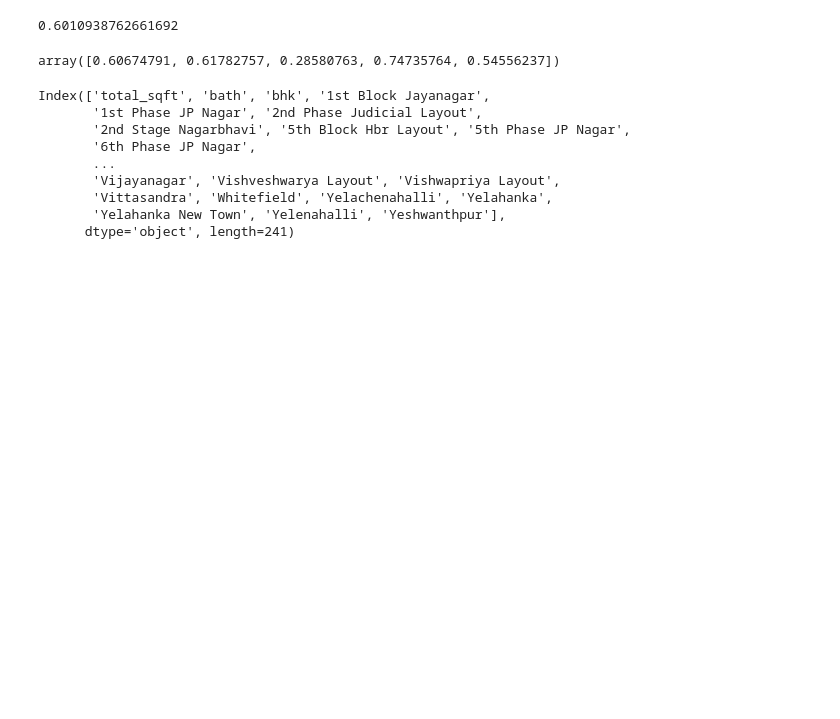
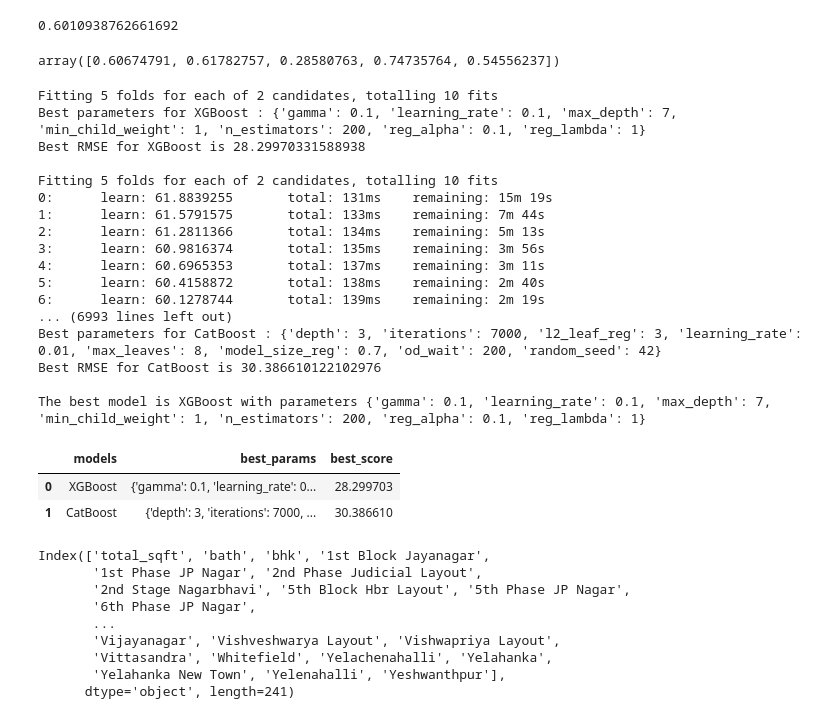
Before and after one commit to KumudithaSilva/RealEstateRealm, a Jupyter notebook: real_estate.ipynb, the cells around one changed output. Saved outputs shown, nothing was run; the diff lists cells and outputs as text; code cells hidden in the pictures; blank space fills up the shorter version.

Commit message:
create the grid search cv

```diff
--- a/real_estate.ipynb
+++ b/real_estate.ipynb
@@ -572,3 +603,61 @@ array([0.60674791, 0.61782757, 0.28580763, 0.74735764, 0.54556237])
+# %%
+# Apply shuffleSplit
+sh_cv = ShuffleSplit(n_splits=5, test_size=0.2, random_state=0)
+
+# Initialize GridSearchCV
+best_model_name = None
+best_model = None
+best_params = None
+best_score = float('inf')
+
+scores = []
+
+for model_name, model in model_params.items():
+    grid = GridSearchCV(estimator=model["model"], param_grid=model["params"], cv=sh_cv, scoring="neg_mean_squared_error", return_train_score=False, n_jobs=-1, verbose=2)
+    grid.fit(X, y)
+
+    models = model_name
+    current_best_score = np.sqrt(-1 * (grid.best_score_))
+
+    print(f"Best parameters for {models} : {grid.best_params_}")
+    print(F"Best RMSE for {models} is {current_best_score} \n")
+
+    scores.append({
+        'models':models,
+        'best_params': grid.best_params_,
+        'best_score': current_best_score
+    })
+
+    # Best model with best parameters
+    if current_best_score < best_score:
+        best_score = current_best_score
+        best_model_name = model_name
+        best_model = grid.best_estimator_
+        best_params = grid.best_params_
+
+print(f"The best model is {best_model_name} with parameters {best_params}")
+pd.DataFrame(scores, columns=list(scores[0].keys()))
+# %% [output]
+Fitting 5 folds for each of 2 candidates, totalling 10 fits
+Best parameters for XGBoost : {'gamma': 0.1, 'learning_rate': 0.1, 'max_depth': 7, 'min_child_weight': 1, 'n_estimators': 200, 'reg_alpha': 0.1, 'reg_lambda': 1}
+Best RMSE for XGBoost is 28.29970331588938
+
+Fitting 5 folds for each of 2 candidates, totalling 10 fits
+0:      learn: 61.8839255       total: 131ms    remaining: 15m 19s
+1:      learn: 61.5791575       total: 133ms    remaining: 7m 44s
+2:      learn: 61.2811366       total: 134ms    remaining: 5m 13s
+3:      learn: 60.9816374       total: 135ms    remaining: 3m 56s
+4:      learn: 60.6965353       total: 137ms    remaining: 3m 11s
+5:      learn: 60.4158872       total: 138ms    remaining: 2m 40s
+6:      learn: 60.1278744       total: 139ms    remaining: 2m 19s
+... (6993 lines left out)
+Best parameters for CatBoost : {'depth': 3, 'iterations': 7000, 'l2_leaf_reg': 3, 'learning_rate': 0.01, 'max_leaves': 8, 'model_size_reg': 0.7, 'od_wait': 200, 'random_seed': 42}
+Best RMSE for CatBoost is 30.386610122102976
+
+The best model is XGBoost with parameters {'gamma': 0.1, 'learning_rate': 0.1, 'max_depth': 7, 'min_child_weight': 1, 'n_estimators': 200, 'reg_alpha': 0.1, 'reg_lambda': 1}
+|  | models | best_params | best_score |
+| 0 | XGBoost | {'gamma': 0.1, 'learning_rate': 0... | 28.299703 |
+| 1 | CatBoost | {'depth': 3, 'iterations': 7000, ... | 30.386610 |
 # %%
 X.columns
 # %% [output]
```
Also changed, not shown: parts of 13 cells of this notebook, 2 other files.
